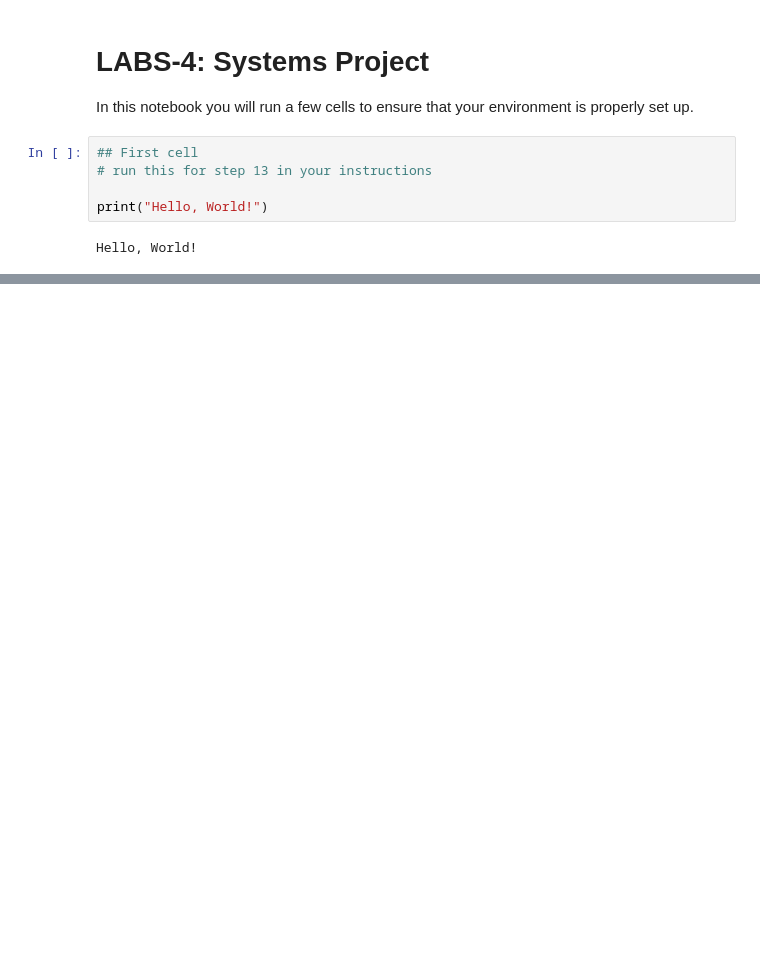
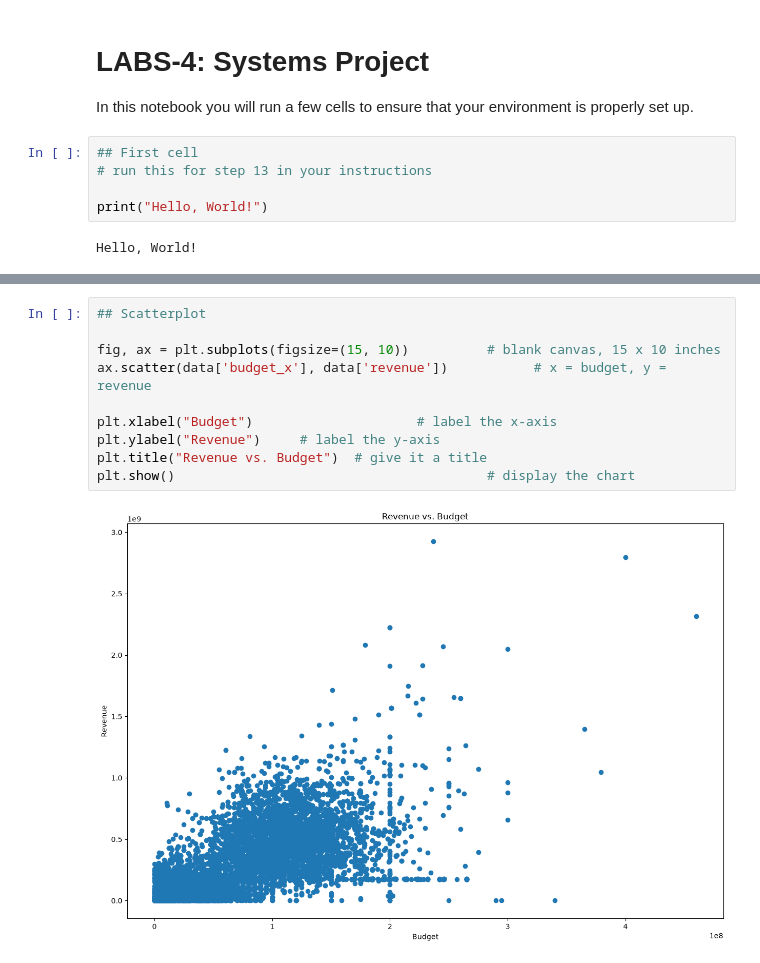
Before and after one commit to rgiuliano3/LAB4-Projects, a Jupyter notebook: LABS-04_Systems.ipynb, the cells around one changed output, grey strips where cells are left out. Drawn from its saved outputs; the diff is of its cells as text; blank space fills up the shorter version.

```diff
--- a/LABS-04_Systems.ipynb
+++ b/LABS-04_Systems.ipynb
@@ -29,0 +76,12 @@ data.head()
+# %%
+## Scatterplot
+
+fig, ax = plt.subplots(figsize=(15, 10))          # blank canvas, 15 x 10 inches
+ax.scatter(data['budget_x'], data['revenue'])           # x = budget, y = revenue
+
+plt.xlabel("Budget")                     # label the x-axis
+plt.ylabel("Revenue")     # label the y-axis
+plt.title("Revenue vs. Budget")  # give it a title
+plt.show()                                        # display the chart
+# %% [output]
+[figure, added]
```
Also changed, not shown: parts of 7 cells of this notebook, 1 other file.
